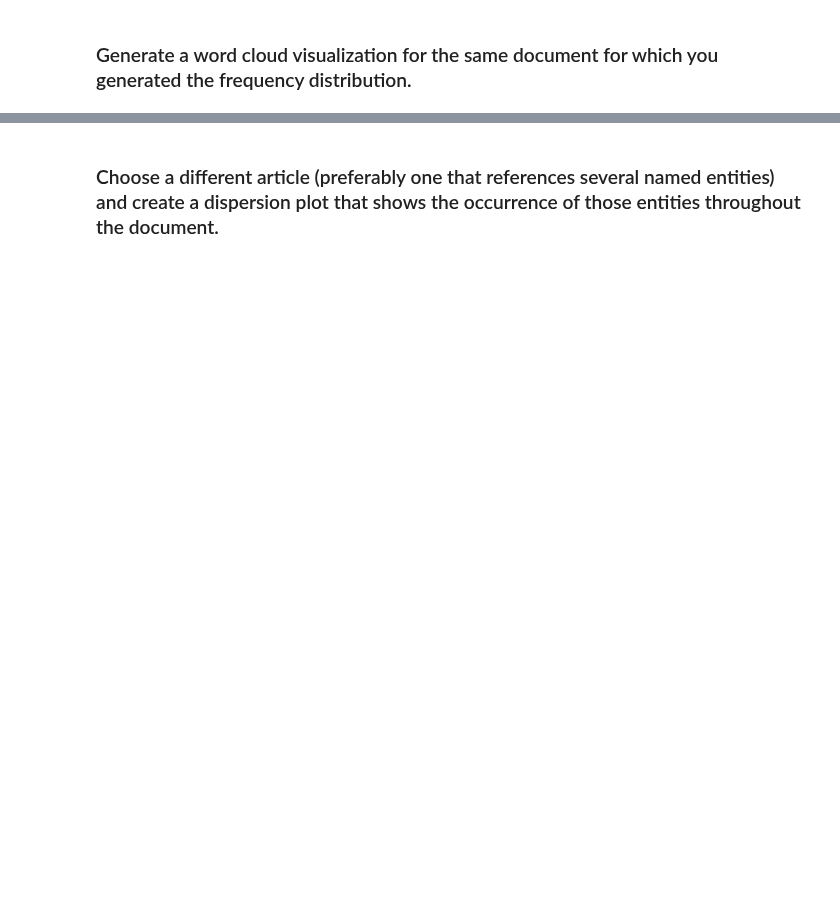
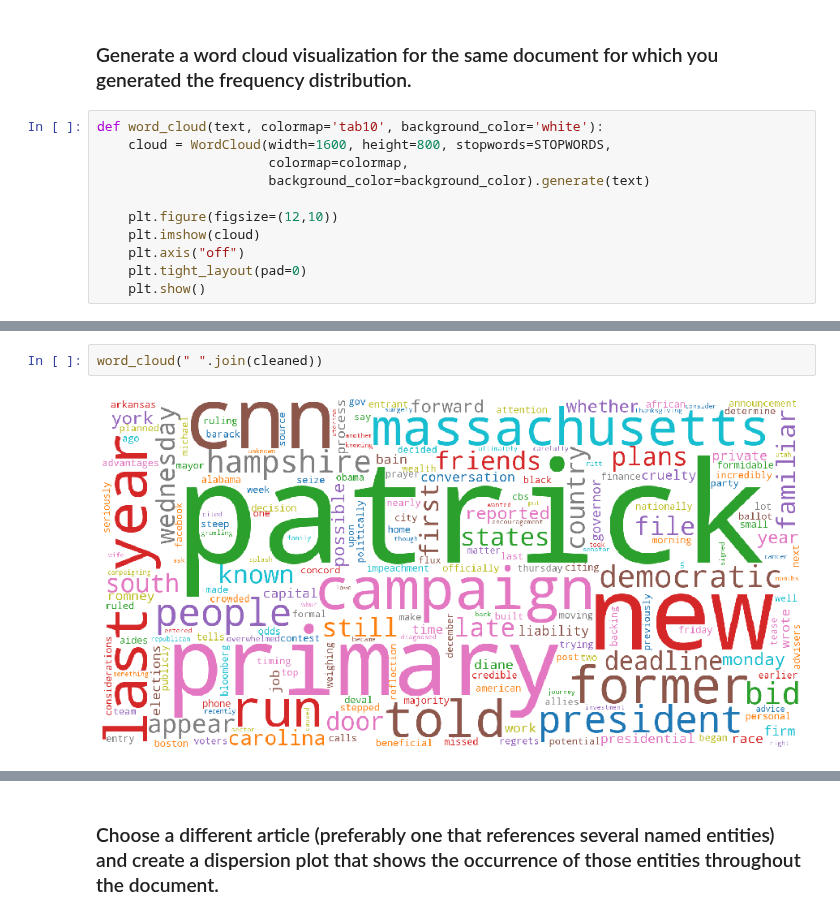
Before and after one commit to DJGump/module-work-DSI06, a Jupyter notebook: week_15/pairwork/Day 73, Lecture 2_ Assignment.ipynb, the cells around one changed output, grey strips where cells are left out. Drawn from its saved outputs; the diff is of its cells as text; blank space fills up the shorter version.

```diff
--- a/week_15/pairwork/Day 73, Lecture 2_ Assignment.ipynb
+++ b/week_15/pairwork/Day 73, Lecture 2_ Assignment.ipynb
@@ -105,2 +169,13 @@ cnn_corpus = PlaintextCorpusReader(PATH, DOC_PATTERN)
 # %% [markdown]
 ### Generate a word cloud visualization for the same document for which you generated the frequency distribution.
+# %%
+def word_cloud(text, colormap='tab10', background_color='white'):
+    cloud = WordCloud(width=1600, height=800, stopwords=STOPWORDS,
+                      colormap=colormap,
+                      background_color=background_color).generate(text)
+
+    plt.figure(figsize=(12,10))
+    plt.imshow(cloud)
+    plt.axis("off")
+    plt.tight_layout(pad=0)
+    plt.show()
@@ -106,0 +194,4 @@ cnn_corpus = PlaintextCorpusReader(PATH, DOC_PATTERN)
+# %%
+word_cloud(" ".join(cleaned))
+# %% [output]
+[figure, added]
```
Also changed, not shown: parts of 15 cells of this notebook, 4 other files.
